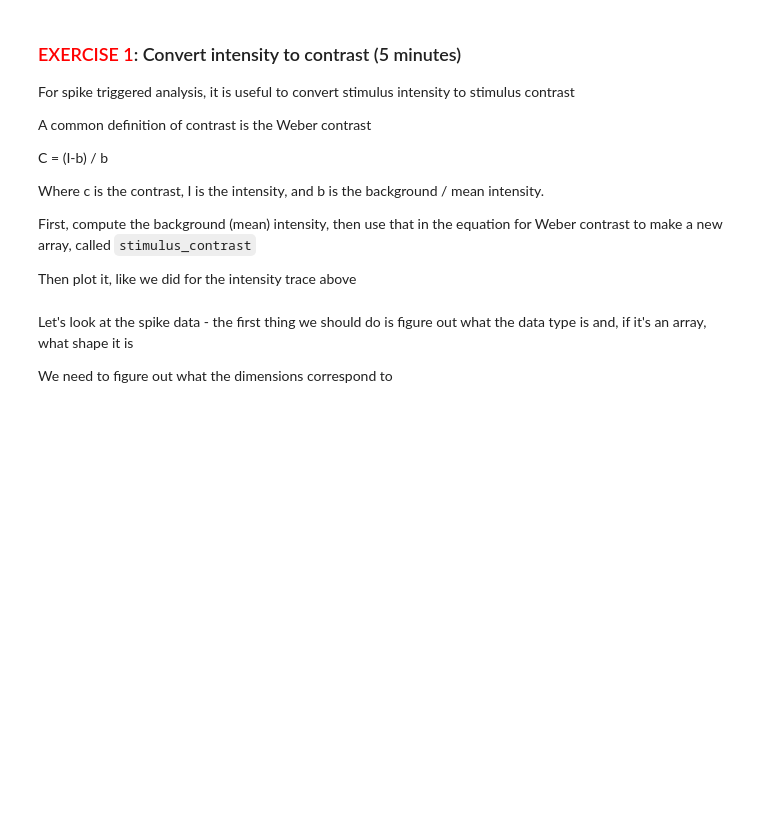
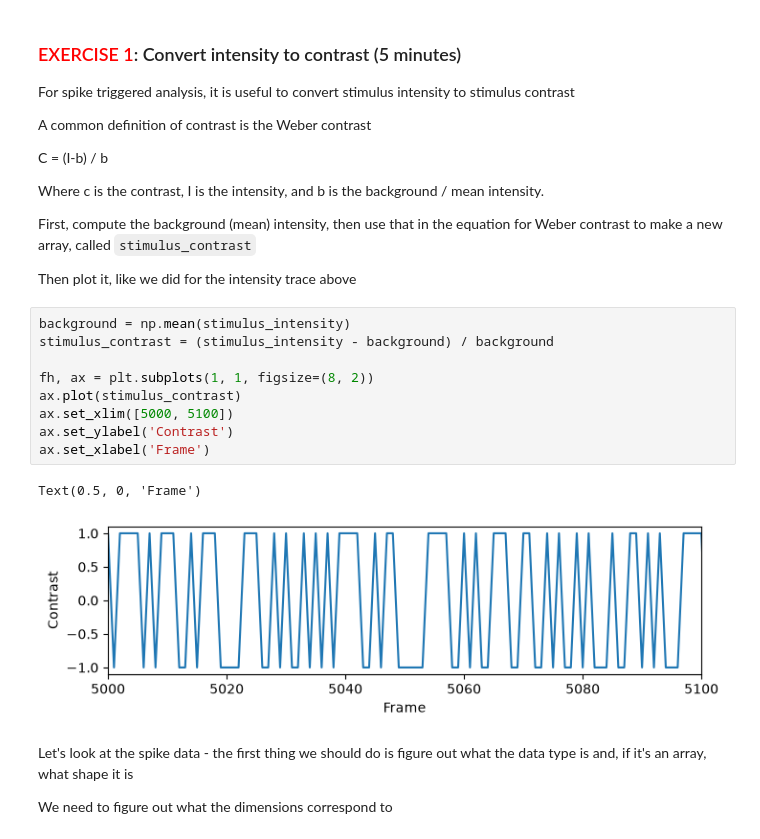
Before and after one commit to HeroHTML5/ABIO558-Ad, a Jupyter notebook: miniproject_2_blank.ipynb, the cells around one changed output. Drawn from its saved outputs; the diff is of its cells as text; blank space fills up the shorter version.

```diff
--- a/miniproject_2_blank.ipynb
+++ b/miniproject_2_blank.ipynb
@@ -54,6 +71,18 @@ Where c is the contrast, I is the intensity, and b is the background / mean inte
 First, compute the background (mean) intensity, then use that in the equation for Weber contrast to make a new array, called `stimulus_contrast`
 
 Then plot it, like we did for the intensity trace above
+# %%
+background = np.mean(stimulus_intensity)
+stimulus_contrast = (stimulus_intensity - background) / background
+
+fh, ax = plt.subplots(1, 1, figsize=(8, 2))
+ax.plot(stimulus_contrast)
+ax.set_xlim([5000, 5100])
+ax.set_ylabel('Contrast')
+ax.set_xlabel('Frame')
+# %% [output]
+Text(0.5, 0, 'Frame')
+[figure, added]
 # %% [markdown]
 Let's look at the spike data - the first thing we should do is figure out what the data type is and, if it's an array, what shape it is
 
```
Also changed, not shown: parts of 17 cells of this notebook.
